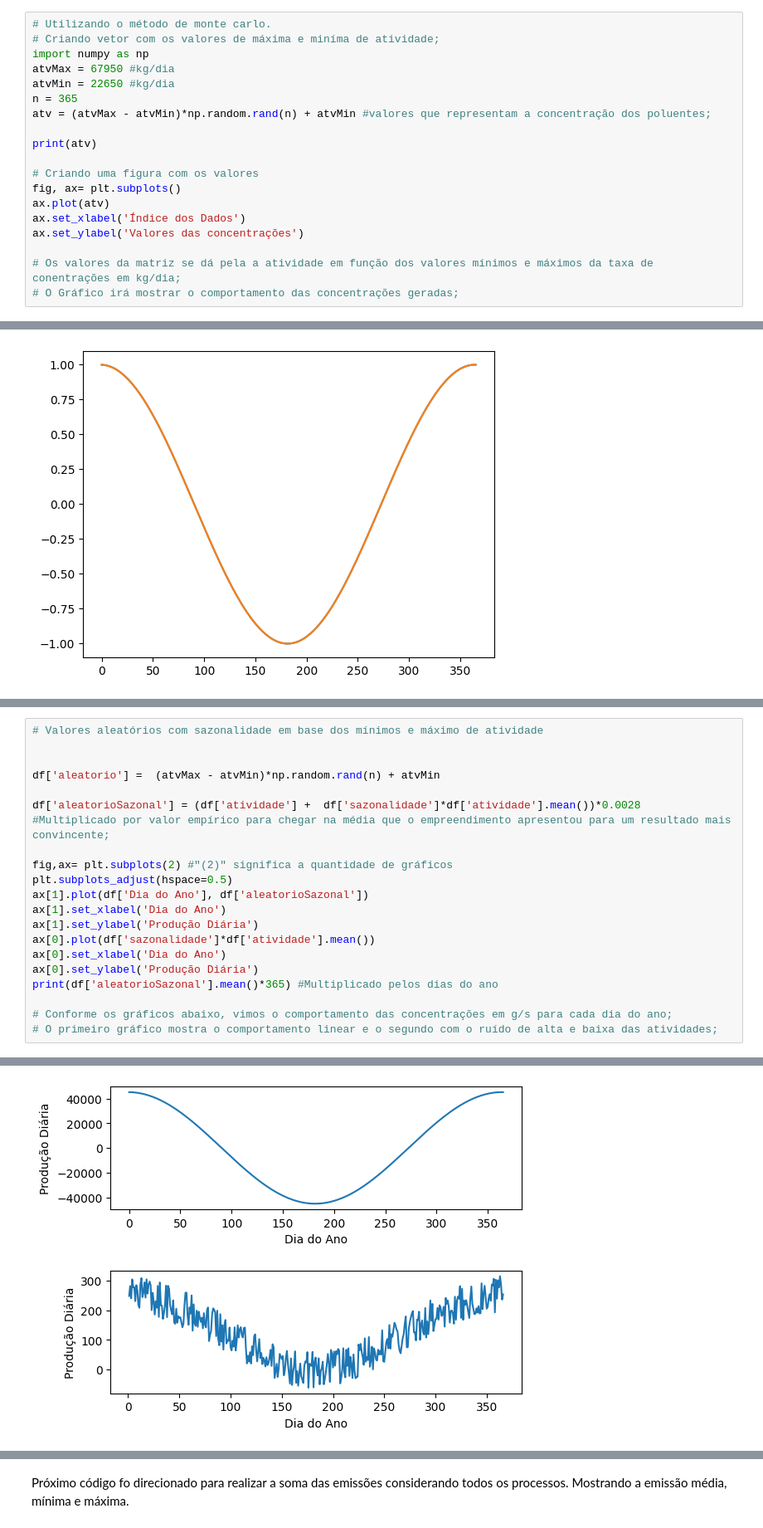
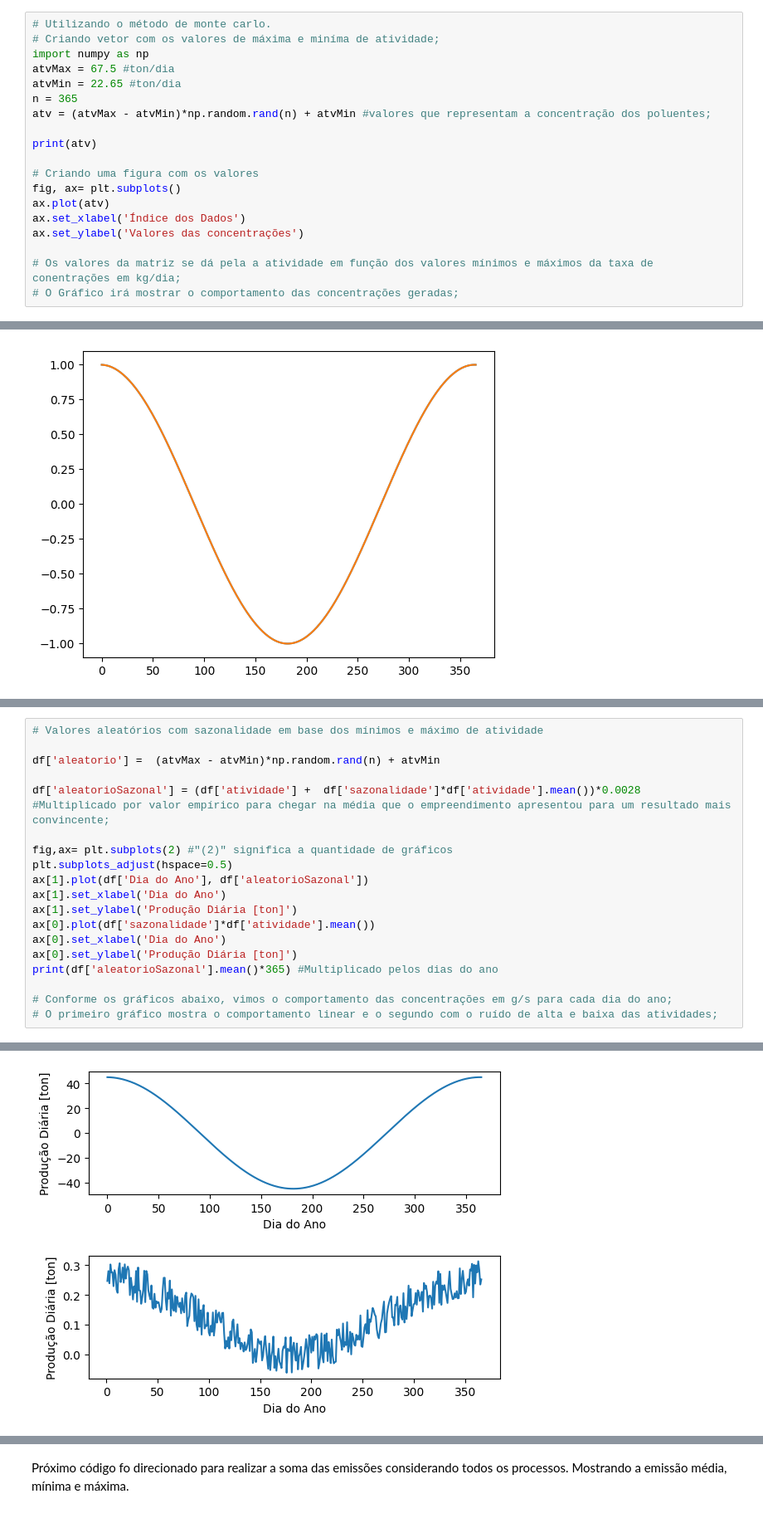
Before and after one commit to SergioStrackJunior/ENS5173_airpolution, a Jupyter notebook: Atividade01_01.ipynb, the cells around one changed output, grey strips where cells are left out. Shown at 83% size. Saved outputs shown, nothing was run; the diff lists cells and outputs as text.

```diff
--- a/Atividade01_01.ipynb
+++ b/Atividade01_01.ipynb
@@ -137,8 +138,8 @@ Emissões estimadas: [578467.41, 417.21299999999997, 259.6143, 5001.4824, 78369.
 # Utilizando o método de monte carlo.
 # Criando vetor com os valores de máxima e miníma de atividade;
 import numpy as np
-atvMax = 67950 #kg/dia
-atvMin = 22650 #kg/dia
+atvMax = 67.5 #ton/dia
+atvMin = 22.65 #ton/dia
 n = 365
 atv = (atvMax - atvMin)*np.random.rand(n) + atvMin #valores que representam a concentração dos poluentes;
 
@@ -304,6 +305,5 @@ for poluente, emissao_mensal in emissoes_mensais.items():
 # %%
 # Valores aleatórios com sazonalidade em base dos mínimos e máximo de atividade
-
 
 df['aleatorio'] =  (atvMax - atvMin)*np.random.rand(n) + atvMin
 
@@ -313,10 +313,10 @@ fig,ax= plt.subplots(2) #"(2)" significa a quantidade de gráficos
 plt.subplots_adjust(hspace=0.5)
 ax[1].plot(df['Dia do Ano'], df['aleatorioSazonal'])
 ax[1].set_xlabel('Dia do Ano')
-ax[1].set_ylabel('Produção Diária')
+ax[1].set_ylabel('Produção Diária [ton]')
 ax[0].plot(df['sazonalidade']*df['atividade'].mean())
 ax[0].set_xlabel('Dia do Ano')
-ax[0].set_ylabel('Produção Diária')
+ax[0].set_ylabel('Produção Diária [ton]')
 print(df['aleatorioSazonal'].mean()*365) #Multiplicado pelos dias do ano
 
 # Conforme os gráficos abaixo, vimos o comportamento das concentrações em g/s para cada dia do ano;
@@ -326,4 +326,4 @@ print(df['aleatorioSazonal'].mean()*365) #Multiplicado pelos dias do ano
-[figure, old version]
+[figure, new version]
 # %%
 fig,ax= plt.subplots(6)
 for ii in range (1,7):
```
Also changed, not shown: parts of 9 cells of this notebook, 2 other files.
